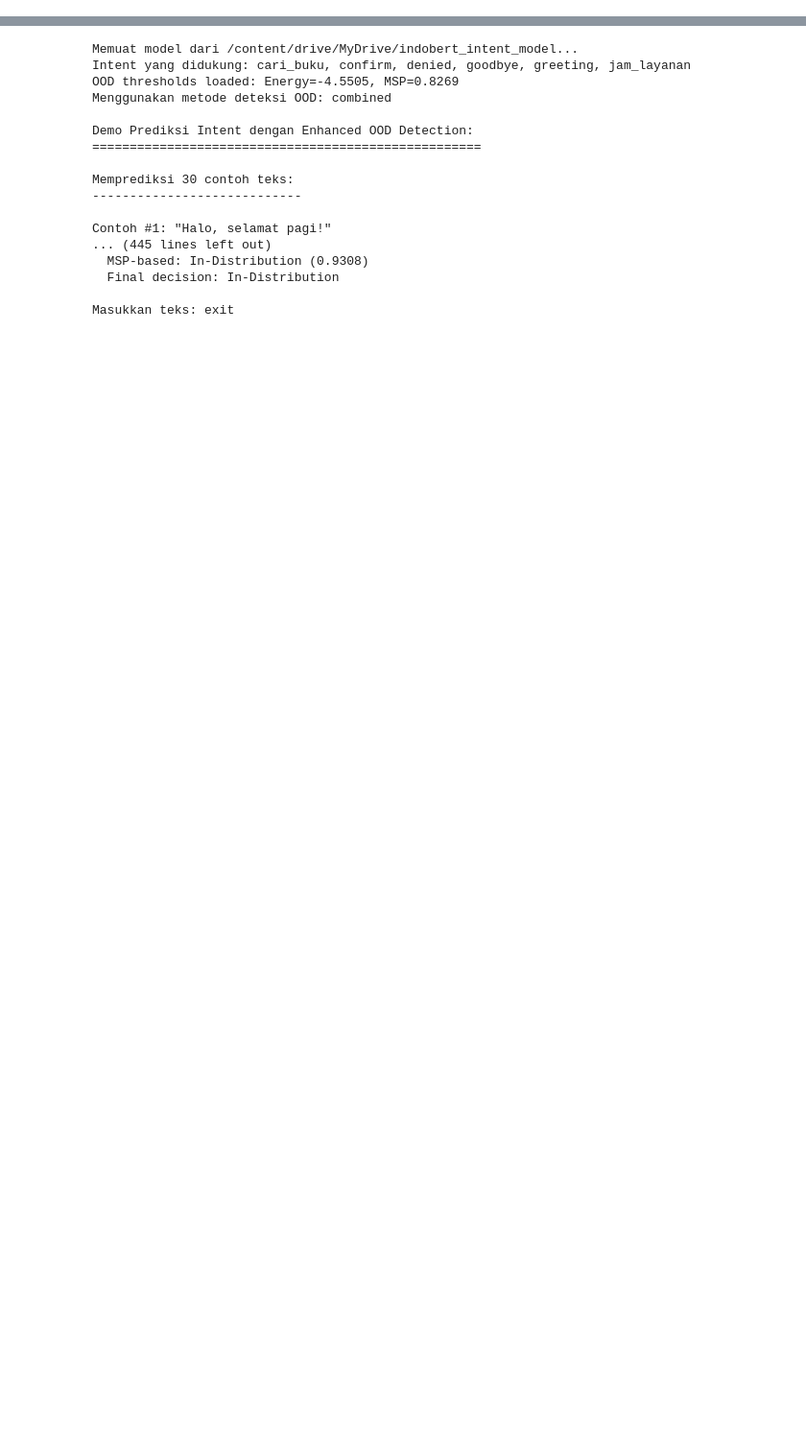
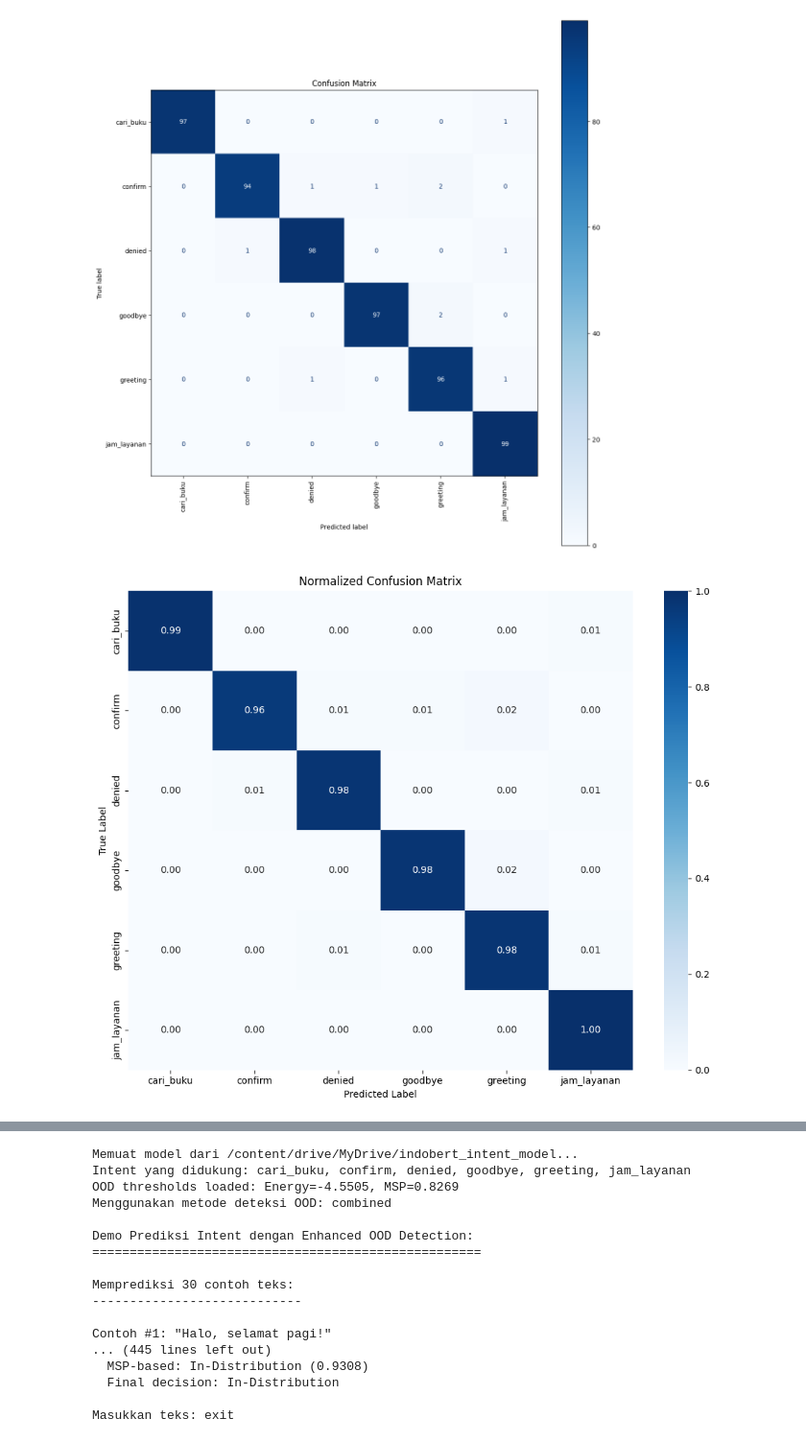
Before and after one commit to HaqTetsuya/rusdi-prototype-1, a Jupyter notebook: IndobertPerpusChatbot.ipynb, the cells around one changed output, grey strips where cells are left out. Shown at 96% size. Cells and saved outputs as stored; diff of their text form; code cells hidden in the pictures; blank space fills up the shorter version.

Commit message:
Haqiman, add test set

```diff
--- a/IndobertPerpusChatbot.ipynb
+++ b/IndobertPerpusChatbot.ipynb
@@ -1417,0 +1433,70 @@ Epoch 2/12 - Validasi dimulai...
+# %%
+# @title Test Set
+import pandas as pd
+import torch
+from sklearn.metrics import classification_report, confusion_matrix, ConfusionMatrixDisplay
+import matplotlib.pyplot as plt
+import pickle
+
+# ==== Step 1: Load test data ====
+test_df = pd.read_csv('test.csv')
+test_texts = test_df['text'].tolist()
+y_true = test_df['intent'].tolist()  # Assuming the true labels column is named 'intent'
+
+# ==== Step 2: Load label encoder ====
+with open(f"{MODEL_SAVE_PATH}/label_encoder.pkl", "rb") as f:
+    label_encoder = pickle.load(f)
+
+# Encode the ground truth labels into numerical format
+y_true_encoded = label_encoder.transform(y_true)
+
+# ==== Step 3: Define prediction function ====
+def get_model_predictions(texts):
+    model.eval()
+    predictions = []
+    device = torch.device("cuda" if torch.cuda.is_available() else "cpu")
+    model.to(device)
+    for text in texts:
+        inputs = tokenizer(text, return_tensors="pt", padding=True, truncation=True).to(device)
+        with torch.no_grad():  # Important to avoid unnecessary gradient calculations
+            outputs = model(**inputs)
+            probs = outputs.logits.softmax(dim=1)
+            pred = probs.argmax(dim=1).item()
+            predictions.append(pred)
+    return predictions
+
+# ==== Step 4: Get predictions ====
+y_pred = get_model_predictions(test_texts)
+y_pred_labels = [intent_classes[i] for i in y_pred]
+
+# ==== Step 5: Print Classification Report ====
+print("=== Classification Report ===")
+print(classification_report(y_true, y_pred_labels, target_names=intent_classes))
+
+# ==== Step 6: Confusion Matrix (encoded labels for alignment) ====
+cm = confusion_matrix(y_true_encoded, y_pred)
+disp = ConfusionMatrixDisplay(confusion_matrix=cm, display_labels=intent_classes)
+
+# ==== Step 7: Plot Confusion Matrix ====
+fig, ax = plt.subplots(figsize=(12, 12))
+disp.plot(xticks_rotation='vertical', ax=ax, cmap='Blues')
+plt.title("Confusion Matrix")
+plt.tight_layout()
+plt.show()
+
+cm_normalized = cm.astype('float') / cm.sum(axis=1)[:, np.newaxis]
+
+plt.figure(figsize=(10, 8))
+sns.heatmap(cm_normalized, annot=True, cmap="Blues", xticklabels=intent_classes, yticklabels=intent_classes, fmt=".2f")
+plt.title("Normalized Confusion Matrix")
+plt.xlabel("Predicted Label")
+plt.ylabel("True Label")
+plt.tight_layout()
+plt.show()
+
+for i, (true, pred_idx, text) in enumerate(zip(y_true_encoded, y_pred, test_texts)):
+    if true != pred_idx:
+        print(f"\n❌ Text: {text}")
+        print(f"   True Label   : {intent_classes[true]}")
+        print(f"   Predicted    : {intent_classes[pred_idx]}")
+# %% [output]
@@ -1417,0 +1516,2 @@ Epoch 2/12 - Validasi dimulai...
+[figure, added]
+[figure, added]
```
Also changed, not shown: parts of 6 cells of this notebook.
